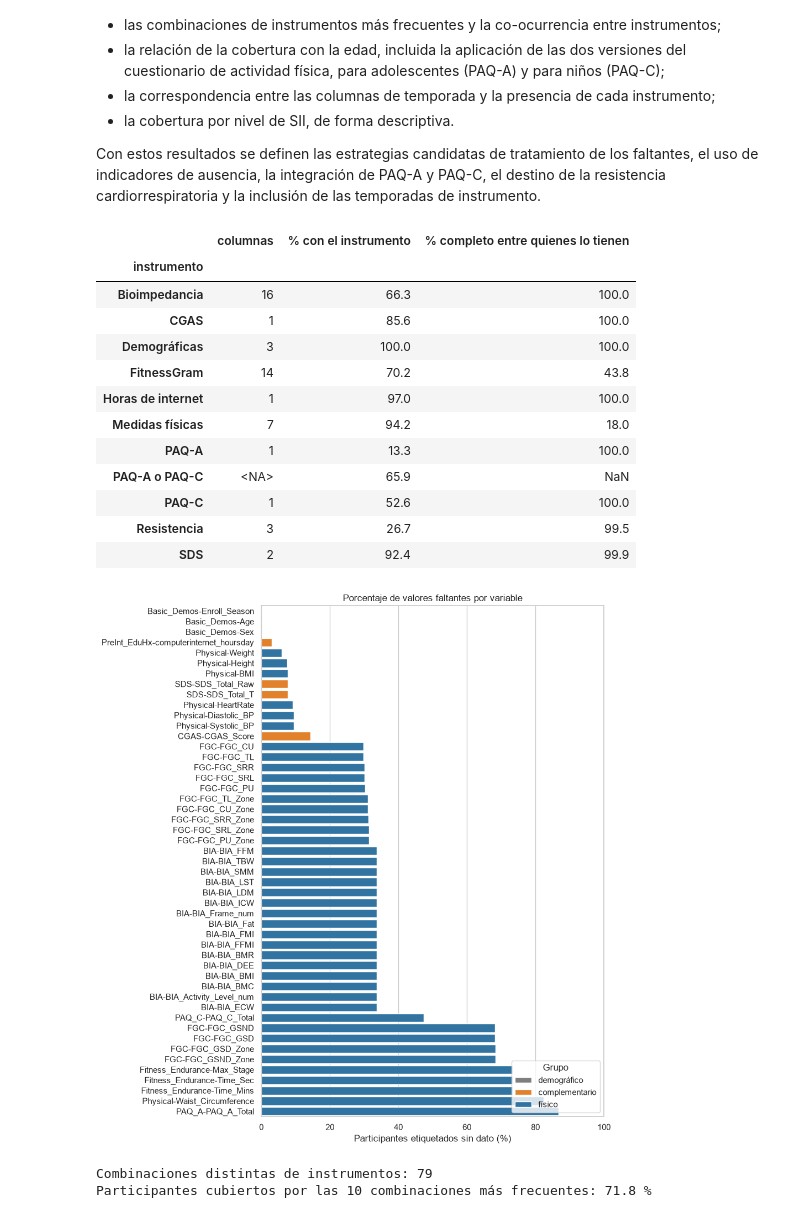
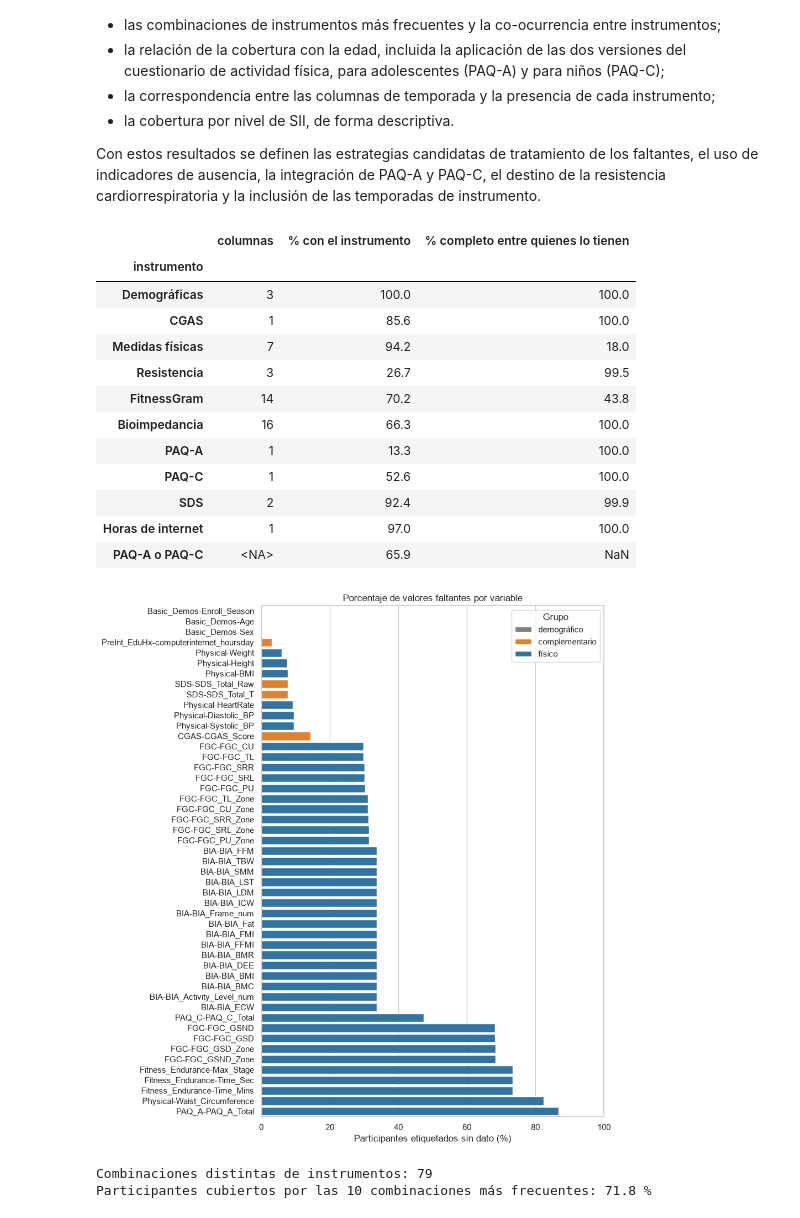
Before and after one commit to juanestebancg2806/piu-severity-prediction, a Jupyter notebook: notebooks/01_eda.ipynb, the cells around one changed output. Saved outputs shown, nothing was run; the diff lists cells and outputs as text; code cells hidden in the pictures.

```diff
--- a/notebooks/01_eda.ipynb
+++ b/notebooks/01_eda.ipynb
@@ -25,6 +25,8 @@ from piu_severity.visualization.figures import save_figure
 pd.set_option("display.max_columns", None)
 sns.set_theme(style="whitegrid")
 rng = np.random.default_rng(RANDOM_SEED)
+
+FIGURAS_EDA = FIGURES_DIR / "01_eda"
 # %%
 train = load_train()
 test = load_test()
@@ -815,68 +817,72 @@ presencia = pd.DataFrame(
 )
 presencia["PAQ-A o PAQ-C"] = presencia["PAQ-A"] | presencia["PAQ-C"]
 
-completitud = pd.DataFrame(
-    {
-        "columnas": pd.Series(
-            {i: len(c) for i, c in columnas_por_instrumento.items()}, dtype="Int64"
-        ),
-        "% con el instrumento": 100 * presencia.mean(),
-        "% completo entre quienes lo tienen": pd.Series(
-            {
-                i: 100
-                * etiquetados_df.loc[presencia[i], c].notna().all(axis="columns").mean()
-                for i, c in columnas_por_instrumento.items()
-            }
-        ),
-    }
-).round(1)
+completitud = (
+    pd.DataFrame(
+        {
+            "columnas": pd.Series(
+                {i: len(c) for i, c in columnas_por_instrumento.items()}, dtype="Int64"
+            ),
+            "% con el instrumento": 100 * presencia.mean(),
+            "% completo entre quienes lo tienen": pd.Series(
+                {
+                    i: 100
+                    * etiquetados_df.loc[presencia[i], c].notna().all(axis="columns").mean()
+                    for i, c in columnas_por_instrumento.items()
+                }
+            ),
+        }
+    )
+    .reindex(presencia.columns)
+    .round(1)
+)
 completitud.index.name = "instrumento"
 completitud
 # %% [output]
 |  | columnas | % con el instrumento | % completo entre quienes lo tienen |
 | instrumento |  |  |  |
+| Demográficas | 3 | 100.0 | 100.0 |
+| CGAS | 1 | 85.6 | 100.0 |
+| Medidas físicas | 7 | 94.2 | 18.0 |
+| Resistencia | 3 | 26.7 | 99.5 |
+| FitnessGram | 14 | 70.2 | 43.8 |
 | Bioimpedancia | 16 | 66.3 | 100.0 |
-| CGAS | 1 | 85.6 | 100.0 |
-| Demográficas | 3 | 100.0 | 100.0 |
-| FitnessGram | 14 | 70.2 | 43.8 |
+| PAQ-A | 1 | 13.3 | 100.0 |
+| PAQ-C | 1 | 52.6 | 100.0 |
+| SDS | 2 | 92.4 | 99.9 |
 | Horas de internet | 1 | 97.0 | 100.0 |
-| Medidas físicas | 7 | 94.2 | 18.0 |
-| PAQ-A | 1 | 13.3 | 100.0 |
 | PAQ-A o PAQ-C | <NA> | 65.9 | NaN |
-| PAQ-C | 1 | 52.6 | 100.0 |
-| Resistencia | 3 | 26.7 | 99.5 |
-| SDS | 2 | 92.4 | 99.9 |
 # %%
 faltantes_variable = (
     (100 * etiquetados_df[medicion.index].isna().mean())
     .rename("% faltante")
     .rename_axis("columna")
     .to_frame()
     .join(medicion[["grupo", "instrumento_corto"]])
     .sort_values("% faltante")
 )
 
 fig, ax = plt.subplots(figsize=(8, 12))
 sns.barplot(
     data=faltantes_variable.reset_index(),
     x="% faltante",
     y="columna",
     hue="grupo",
     dodge=False,
     palette={"demográfico": "tab:gray", "físico": "tab:blue", "complementario": "tab:orange"},
     ax=ax,
 )
 ax.set(
     xlabel="Participantes etiquetados sin dato (%)",
     ylabel="",
     title="Porcentaje de valores faltantes por variable",
     xlim=(0, 100),
 )
-ax.legend(title="Grupo", loc="lower right")
-save_figure(fig, "faltantes_por_variable", FIGURES_DIR)
+ax.legend(title="Grupo", loc="upper right")
+save_figure(fig, "faltantes_por_variable", FIGURAS_EDA)
 plt.show()
 # %% [output]
-[figure, old version]
+[figure, new version]
 # %%
 instrumentos_patron = [
     "Medidas físicas",
```
Also changed, not shown: parts of 6 cells of this notebook, 9 other files.
